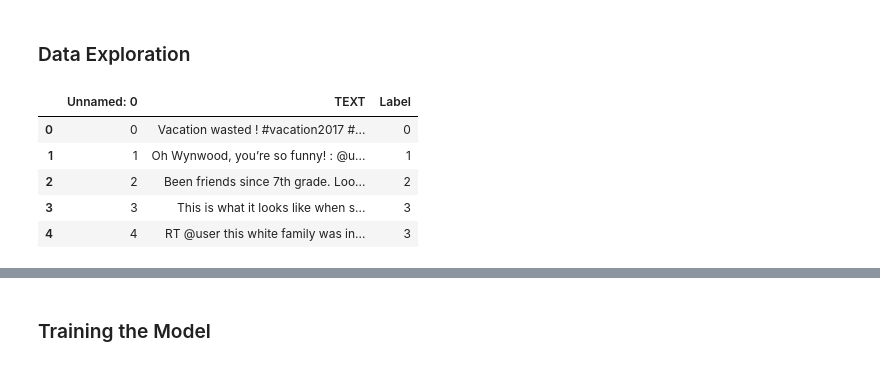
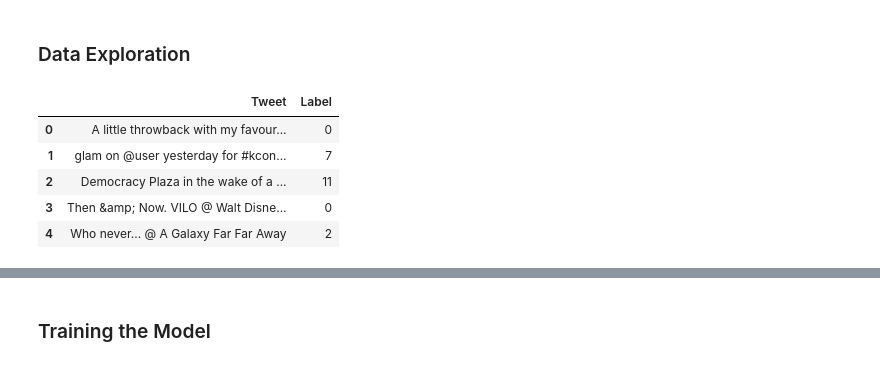
Before and after one commit to yuashi/emoji_prediction, a Jupyter notebook: train.ipynb, the cells around one changed output, grey strips where cells are left out. Cells and saved outputs as stored; diff of their text form; code cells hidden in the pictures.

```diff
--- a/train.ipynb
+++ b/train.ipynb
@@ -3,15 +3,14 @@
 # %%
 import pandas as pd
 import numpy as np
 
-train=pd.read_csv('./dataset/Train.csv')
-test=pd.read_csv('./dataset/Test.csv')
-mapping=pd.read_csv('./dataset/Mapping.csv')
-train.head()
+df=pd.read_csv('./dataset/emoji_uncleaned.csv')
+mapping=pd.read_csv('./dataset/mapping.csv')
+df.head()
 # %% [output]
-|  | Unnamed: 0 | TEXT | Label |
-| 0 | 0 | Vacation wasted ! #vacation2017 #... | 0 |
-| 1 | 1 | Oh Wynwood, you’re so funny! : @u... | 1 |
-| 2 | 2 | Been friends since 7th grade. Loo... | 2 |
-| 3 | 3 | This is what it looks like when s... | 3 |
-| 4 | 4 | RT @user this white family was in... | 3 |
+|  | Tweet | Label |
+| 0 | A little throwback with my favour... | 0 |
+| 1 | glam on @user yesterday for #kcon... | 7 |
+| 2 | Democracy Plaza in the wake of a ... | 11 |
+| 3 | Then &amp; Now. VILO @ Walt Disne... | 0 |
+| 4 | Who never... @ A Galaxy Far Far Away | 2 |
```
Also changed, not shown: parts of 40 cells of this notebook, 1 other file.
